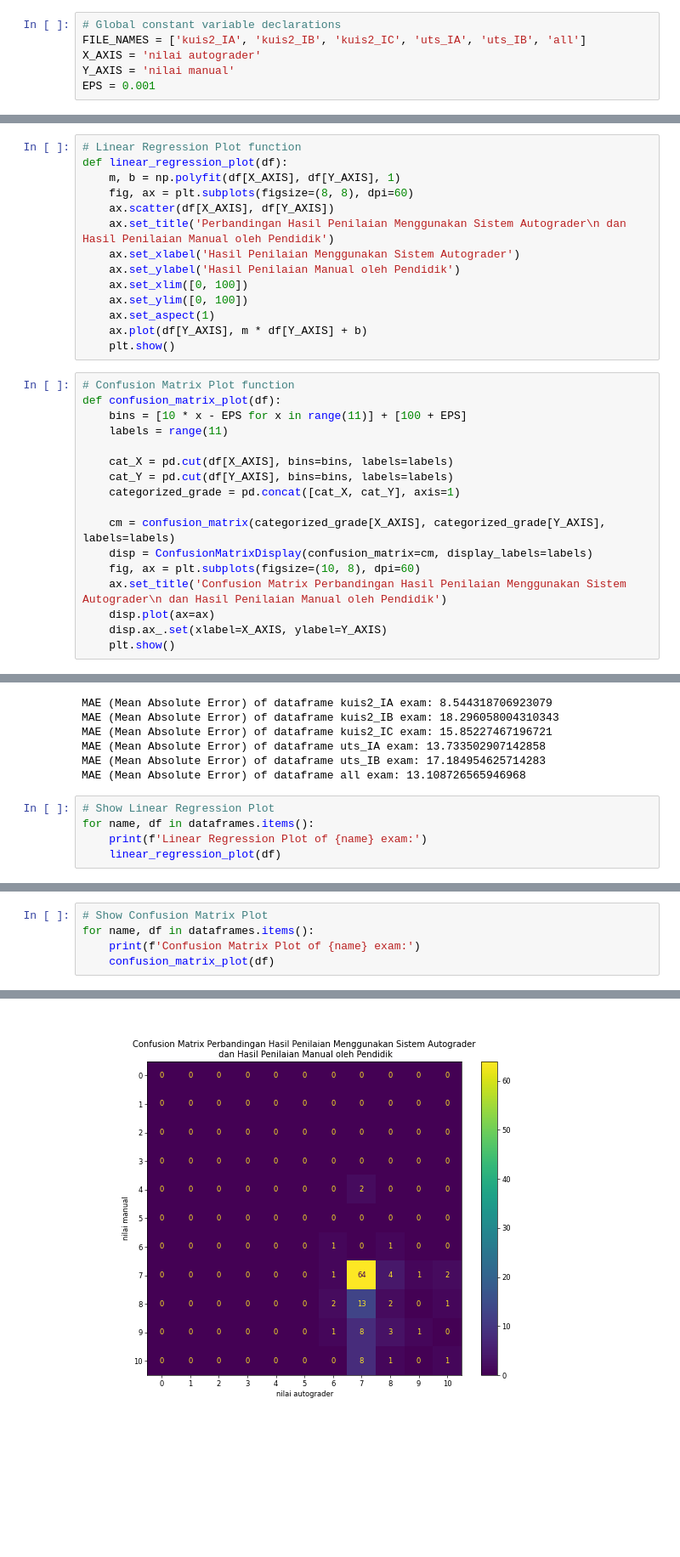
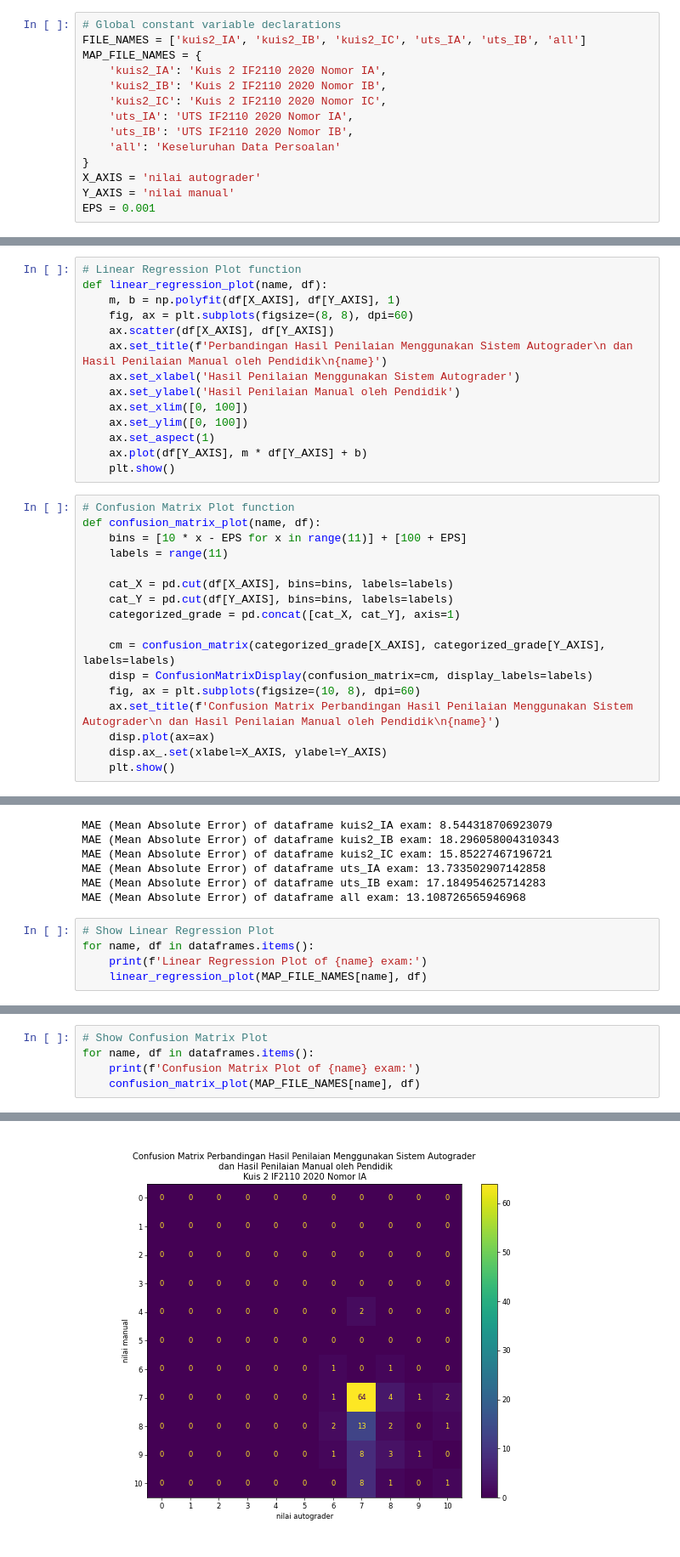
Before and after one commit to muhammadhasan01/notal-autograder, a Jupyter notebook: data/visualization.ipynb, the cells around one changed output, grey strips where cells are left out. Shown: that part at 85% size. Cells and saved outputs as stored; diff of their text form; blank space fills up the shorter version.

Commit message:
feat: add title name into plots

```diff
--- a/data/visualization.ipynb
+++ b/data/visualization.ipynb
@@ -7,6 +7,14 @@ from sklearn.metrics import mean_absolute_error, confusion_matrix, ConfusionMatr
 # %%
 # Global constant variable declarations
 FILE_NAMES = ['kuis2_IA', 'kuis2_IB', 'kuis2_IC', 'uts_IA', 'uts_IB', 'all']
+MAP_FILE_NAMES = {
+    'kuis2_IA': 'Kuis 2 IF2110 2020 Nomor IA',
+    'kuis2_IB': 'Kuis 2 IF2110 2020 Nomor IB',
+    'kuis2_IC': 'Kuis 2 IF2110 2020 Nomor IC',
+    'uts_IA': 'UTS IF2110 2020 Nomor IA',
+    'uts_IB': 'UTS IF2110 2020 Nomor IB',
+    'all': 'Keseluruhan Data Persoalan'
+}
 X_AXIS = 'nilai autograder'
 Y_AXIS = 'nilai manual'
 EPS = 0.001
@@ -25,11 +33,11 @@ def mae(df):
     return mean_absolute_error(df[X_AXIS], df[Y_AXIS])
 # %%
 # Linear Regression Plot function
-def linear_regression_plot(df):
+def linear_regression_plot(name, df):
     m, b = np.polyfit(df[X_AXIS], df[Y_AXIS], 1)
     fig, ax = plt.subplots(figsize=(8, 8), dpi=60)
     ax.scatter(df[X_AXIS], df[Y_AXIS])
-    ax.set_title('Perbandingan Hasil Penilaian Menggunakan Sistem Autograder\n dan Hasil Penilaian Manual oleh Pendidik')
+    ax.set_title(f'Perbandingan Hasil Penilaian Menggunakan Sistem Autograder\n dan Hasil Penilaian Manual oleh Pendidik\n{name}')
     ax.set_xlabel('Hasil Penilaian Menggunakan Sistem Autograder')
     ax.set_ylabel('Hasil Penilaian Manual oleh Pendidik')
     ax.set_xlim([0, 100])
@@ -39,7 +47,7 @@ def linear_regression_plot(df):
     plt.show()
 # %%
 # Confusion Matrix Plot function
-def confusion_matrix_plot(df):
+def confusion_matrix_plot(name, df):
     bins = [10 * x - EPS for x in range(11)] + [100 + EPS]
     labels = range(11)
 
@@ -50,7 +58,7 @@ def confusion_matrix_plot(df):
     cm = confusion_matrix(categorized_grade[X_AXIS], categorized_grade[Y_AXIS], labels=labels)
     disp = ConfusionMatrixDisplay(confusion_matrix=cm, display_labels=labels)
     fig, ax = plt.subplots(figsize=(10, 8), dpi=60)
-    ax.set_title('Confusion Matrix Perbandingan Hasil Penilaian Menggunakan Sistem Autograder\n dan Hasil Penilaian Manual oleh Pendidik')
+    ax.set_title(f'Confusion Matrix Perbandingan Hasil Penilaian Menggunakan Sistem Autograder\n dan Hasil Penilaian Manual oleh Pendidik\n{name}')
     disp.plot(ax=ax)
     disp.ax_.set(xlabel=X_AXIS, ylabel=Y_AXIS)
     plt.show()
@@ -91,6 +99,6 @@ MAE (Mean Absolute Error) of dataframe all exam: 13.108726565946968
 # Show Linear Regression Plot
 for name, df in dataframes.items():
     print(f'Linear Regression Plot of {name} exam:')
-    linear_regression_plot(df)
+    linear_regression_plot(MAP_FILE_NAMES[name], df)
 # %% [output]
 Linear Regression Plot of kuis2_IA exam:
@@ -108,9 +116,9 @@ Linear Regression Plot of all exam:
 # %%
 # Show Confusion Matrix Plot
 for name, df in dataframes.items():
     print(f'Confusion Matrix Plot of {name} exam:')
-    confusion_matrix_plot(df)
+    confusion_matrix_plot(MAP_FILE_NAMES[name], df)
 # %% [output]
 Confusion Matrix Plot of kuis2_IA exam:
-[figure, old version]
+[figure, new version]
 Confusion Matrix Plot of kuis2_IB exam:
```
Also changed, not shown: parts of 2 cells of this notebook.
